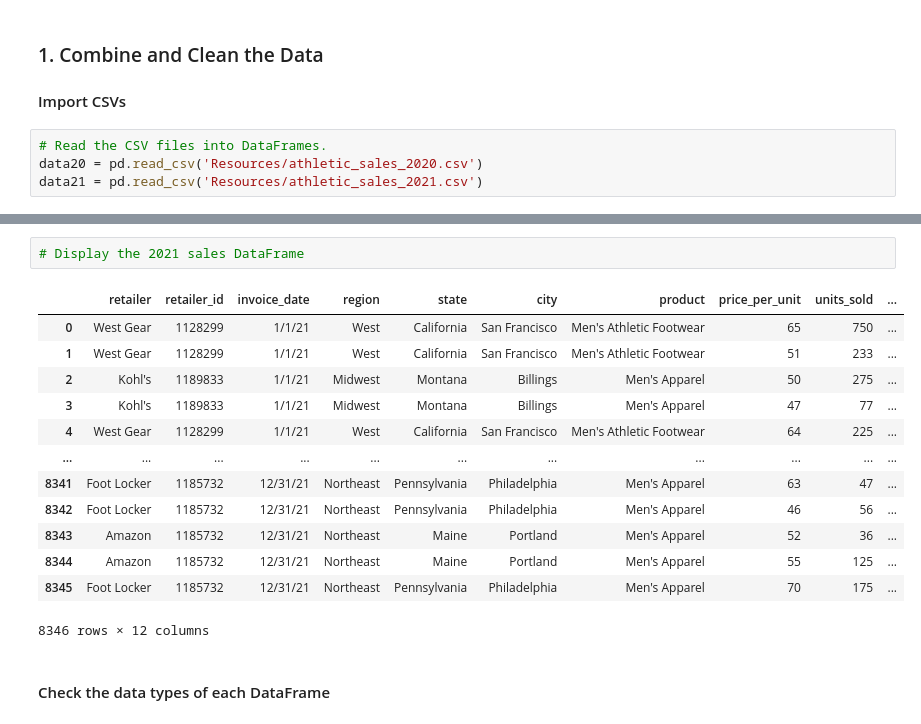
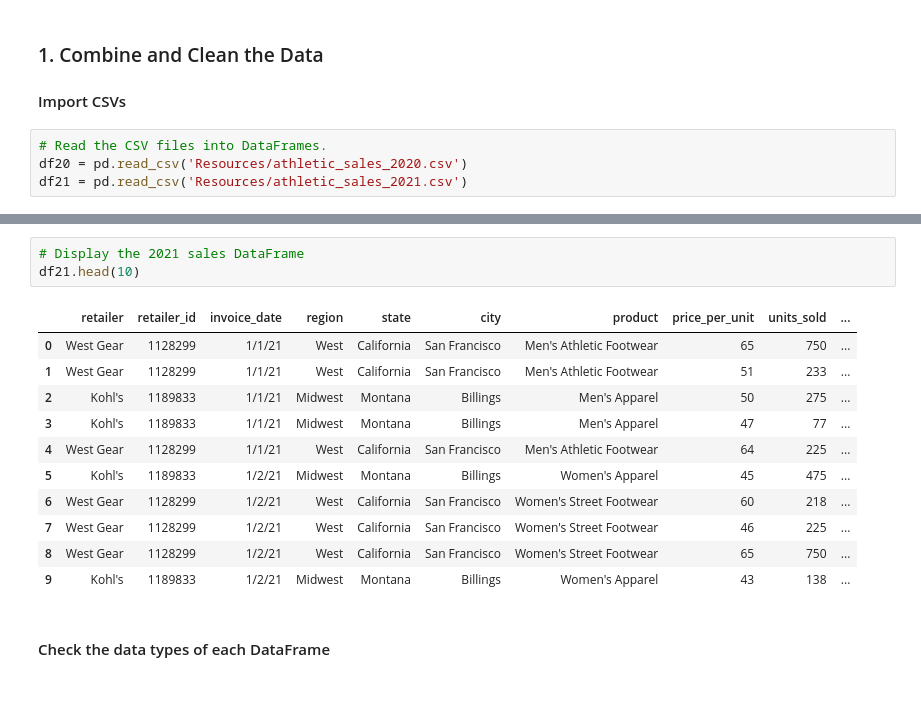
Before and after one commit to 00Smidge/athletic_sales_analysis, a Jupyter notebook: athletic_sales_analysis.ipynb, the cells around one changed output, grey strips where cells are left out. Cells and saved outputs as stored; diff of their text form; blank space fills up the shorter version.

```diff
--- a/athletic_sales_analysis.ipynb
+++ b/athletic_sales_analysis.ipynb
@@ -6,5 +6,5 @@ import pandas as pd
 #### Import CSVs
 # %%
 # Read the CSV files into DataFrames.
-data20 = pd.read_csv('Resources/athletic_sales_2020.csv')
-data21 = pd.read_csv('Resources/athletic_sales_2021.csv')
+df20 = pd.read_csv('Resources/athletic_sales_2020.csv')
+df21 = pd.read_csv('Resources/athletic_sales_2021.csv')
@@ -30,19 +26,18 @@ data20.head(10)
 # %%
 # Display the 2021 sales DataFrame
+df21.head(10)
 # %% [output]
 |  | retailer | retailer_id | invoice_date | region | state | city | product | price_per_unit | units_sold | ... |
 | 0 | West Gear | 1128299 | 1/1/21 | West | California | San Francisco | Men's Athletic Footwear | 65 | 750 | ... |
 | 1 | West Gear | 1128299 | 1/1/21 | West | California | San Francisco | Men's Athletic Footwear | 51 | 233 | ... |
 | 2 | Kohl's | 1189833 | 1/1/21 | Midwest | Montana | Billings | Men's Apparel | 50 | 275 | ... |
 | 3 | Kohl's | 1189833 | 1/1/21 | Midwest | Montana | Billings | Men's Apparel | 47 | 77 | ... |
 | 4 | West Gear | 1128299 | 1/1/21 | West | California | San Francisco | Men's Athletic Footwear | 64 | 225 | ... |
-| ... | ... | ... | ... | ... | ... | ... | ... | ... | ... | ... |
-| 8341 | Foot Locker | 1185732 | 12/31/21 | Northeast | Pennsylvania | Philadelphia | Men's Apparel | 63 | 47 | ... |
-| 8342 | Foot Locker | 1185732 | 12/31/21 | Northeast | Pennsylvania | Philadelphia | Men's Apparel | 46 | 56 | ... |
-| 8343 | Amazon | 1185732 | 12/31/21 | Northeast | Maine | Portland | Men's Apparel | 52 | 36 | ... |
-| 8344 | Amazon | 1185732 | 12/31/21 | Northeast | Maine | Portland | Men's Apparel | 55 | 125 | ... |
-| 8345 | Foot Locker | 1185732 | 12/31/21 | Northeast | Pennsylvania | Philadelphia | Men's Apparel | 70 | 175 | ... |
+| 5 | Kohl's | 1189833 | 1/2/21 | Midwest | Montana | Billings | Women's Apparel | 45 | 475 | ... |
+| 6 | West Gear | 1128299 | 1/2/21 | West | California | San Francisco | Women's Street Footwear | 60 | 218 | ... |
+| 7 | West Gear | 1128299 | 1/2/21 | West | California | San Francisco | Women's Street Footwear | 46 | 225 | ... |
+| 8 | West Gear | 1128299 | 1/2/21 | West | California | San Francisco | Women's Street Footwear | 65 | 750 | ... |
+| 9 | Kohl's | 1189833 | 1/2/21 | Midwest | Montana | Billings | Women's Apparel | 43 | 138 | ... |
-8346 rows × 12 columns
 # %% [markdown]
 #### Check the data types of each DataFrame
 # %%
```
Also changed, not shown: parts of 25 cells of this notebook.
